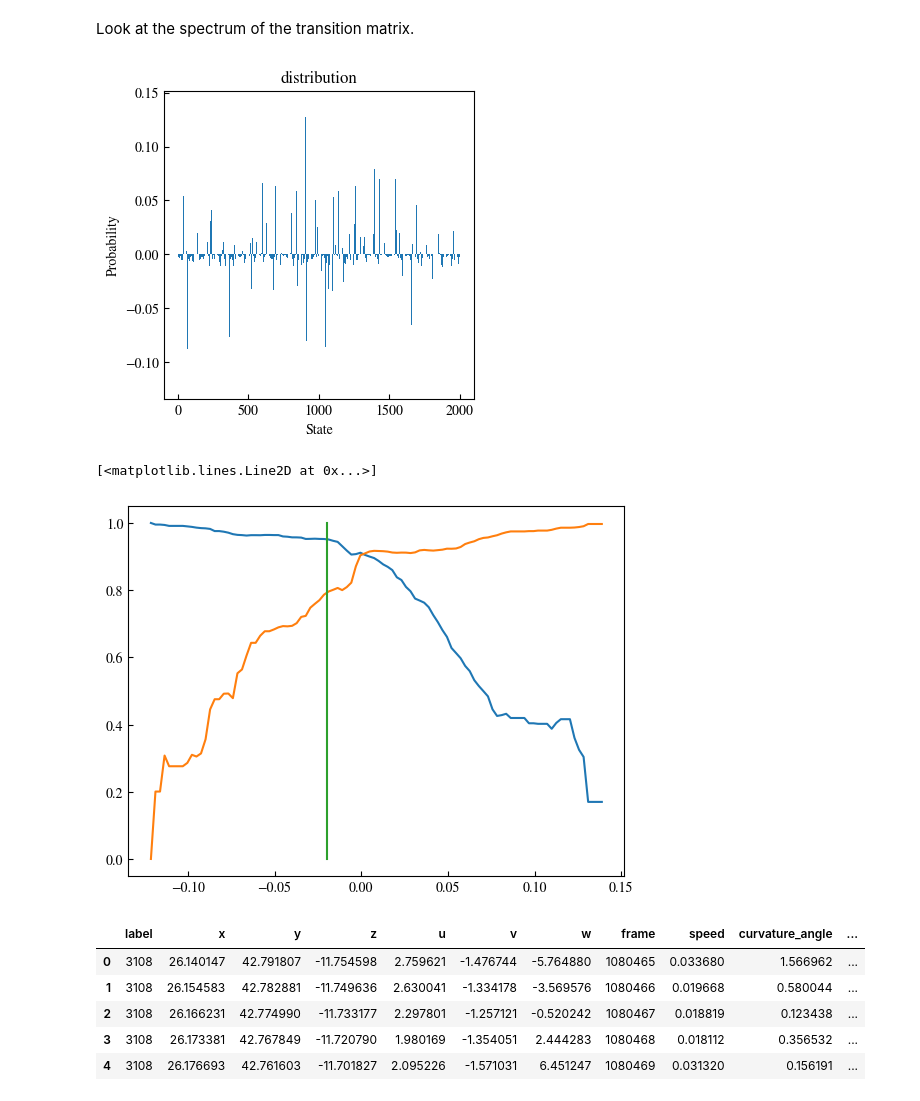
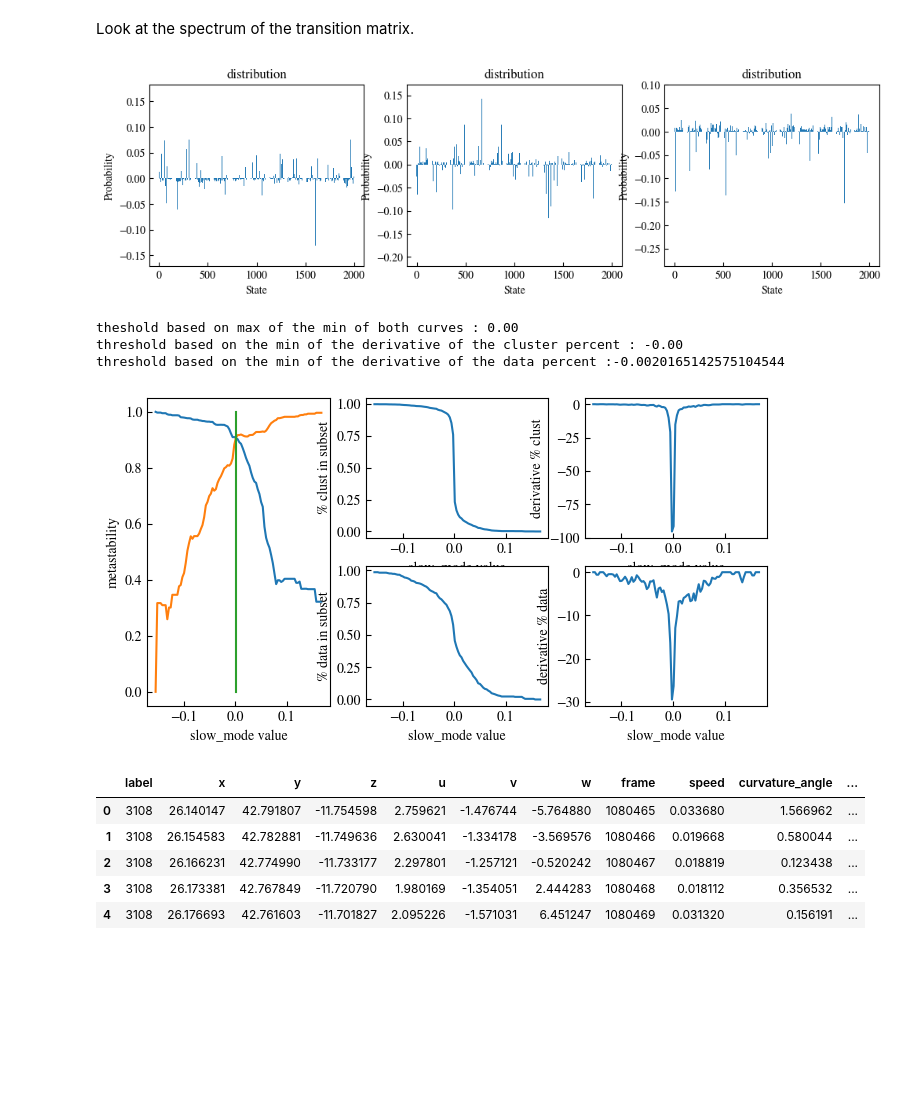
Before and after one commit to HugoLeRoy94/ClusterAnalysis, a Jupyter notebook: notebooks/copepods/03_markovian_analysis.ipynb, the cells around one changed output. Cells and saved outputs as stored; diff of their text form; code cells hidden in the pictures; blank space fills up the shorter version.

```diff
--- a/notebooks/copepods/03_markovian_analysis.ipynb
+++ b/notebooks/copepods/03_markovian_analysis.ipynb
@@ -112,10 +117,11 @@ Look at the spectrum of the transition matrix.
 # %%
 mkv.compute_spectrum()
 P_sym = mkv.reversibilized_matrix()
 mkv.compute_tr_spectrum()
 
-fig,ax = plt.subplots(figsize=(4,4))
-plot_distribution(mkv.tr_slow_mode,ax = ax)
-plt.show()
+fig,ax = plt.subplots(ncols=3,figsize=(12,3))
+plot_distribution(mkv.tr_slow_mode,ax = ax[0])
+plot_distribution(np.real(mkv.tr_vec[:,-3]),ax = ax[1])
+plot_distribution(np.real(mkv.tr_vec[:,-4]),ax = ax[2])
 # %% [output]
-[figure, old version]
+[figure, new version]
@@ -124,9 +128,51 @@ mkv.compute_metastability(time_reversed=True)
 # %%
-#threshold1 = mkv.thresholds[np.argmax([min(a,b) for a,b in zip(mkv.meta_in,mkv.meta_out)])]
-threshold1 = - 0.02
-plt.plot(mkv.thresholds,mkv.meta_in)
-plt.plot(mkv.thresholds,mkv.meta_out)
-plt.plot([threshold1,threshold1],[0,1])
+
+
+fig = plt.figure(figsize=(8, 4))
+gs = gridspec.GridSpec(2, 3, height_ratios=[1,1], width_ratios=[1,1,1])
+ax0 = fig.add_subplot(gs[:,0])
+ax01 = fig.add_subplot(gs[0,1])
+ax11 = fig.add_subplot(gs[1,1])
+
+ax02 = fig.add_subplot(gs[0,2])
+ax12 = fig.add_subplot(gs[1,2])
+
+
+mkv.compute_metastability(time_reversed=True)
+threshold1 = mkv.thresholds[np.argmax([min(a,b) for a,b in zip(mkv.meta_in,mkv.meta_out)])]
+print(f"theshold based on max of the min of both curves : {threshold1:.2f}")
+#threshold1 = - 0.00
+ax0.plot(mkv.thresholds,mkv.meta_in)
+ax0.plot(mkv.thresholds,mkv.meta_out)
+ax0.plot([threshold1,threshold1],[0,1])
+ax0.set_xlabel('slow_mode value')
+ax0.set_ylabel('metastability')
+
+cluster_percent = np.array([np.argwhere(mkv.slow_mode>threshold)[:,0].__len__() for threshold in mkv.thresholds])/mkv.slow_mode.__len__()
+ax01.plot(mkv.thresholds,cluster_percent )
+ax01.set_xlabel('slow_mode value')
+ax01.set_ylabel('% clust in subset')
+
+data_percent = np.array([sum([labels_counting[w] for w in np.where(mkv.slow_mode>threshold)[0]]) for threshold in mkv.thresholds])/emb.labels.shape[0]
+ax11.plot(mkv.thresholds, data_percent)
+ax11.set_xlabel('slow_mode value')
+ax11.set_ylabel('% data in subset')
+
+
+d_clust_percent = np.gradient(cluster_percent,mkv.thresholds)
+ax02.plot(mkv.thresholds,d_clust_percent )
+ax02.set_xlabel('slow_mode value')
+ax02.set_ylabel('derivative % clust')
+print(f"threshold based on the min of the derivative of the cluster percent : {mkv.thresholds[np.argmin(d_clust_percent)]:.2f}")
+
+
+d_data_percent = np.gradient(data_percent,mkv.thresholds)
+ax12.plot(mkv.thresholds,d_data_percent )
+ax12.set_xlabel('slow_mode value')
+ax12.set_ylabel('derivative % data')
+print('threshold based on the min of the derivative of the data percent :' +str(mkv.thresholds[np.argmin(d_data_percent)]))
 # %% [output]
-[<matplotlib.lines.Line2D at 0x...>]
+theshold based on max of the min of both curves : 0.00
+threshold based on the min of the derivative of the cluster percent : -0.00
+threshold based on the min of the derivative of the data percent :-0.0020165142575104544
-[figure, old version]
+[figure, new version]
```
Also changed, not shown: parts of 21 cells of this notebook, 6 other files.
